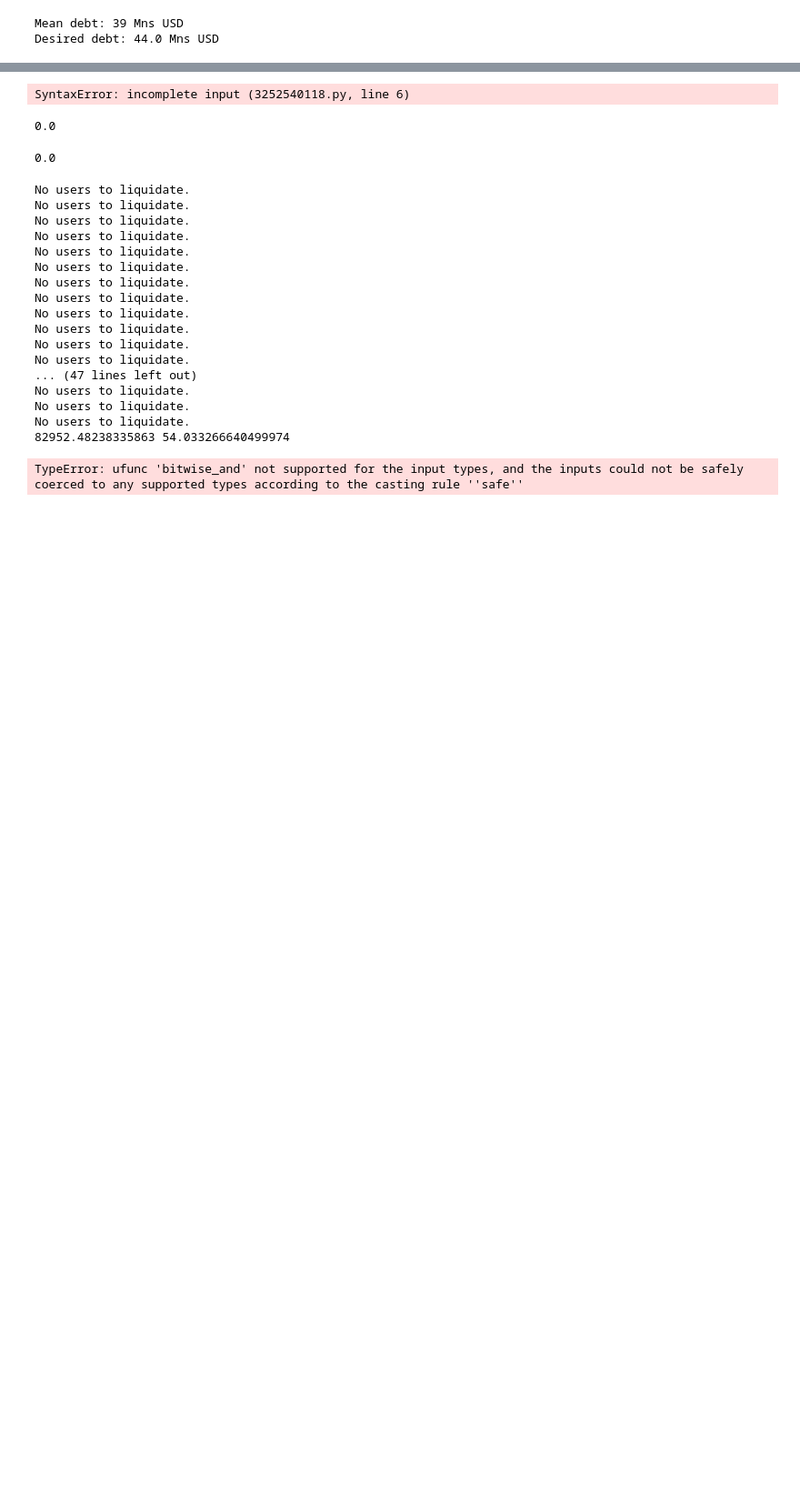
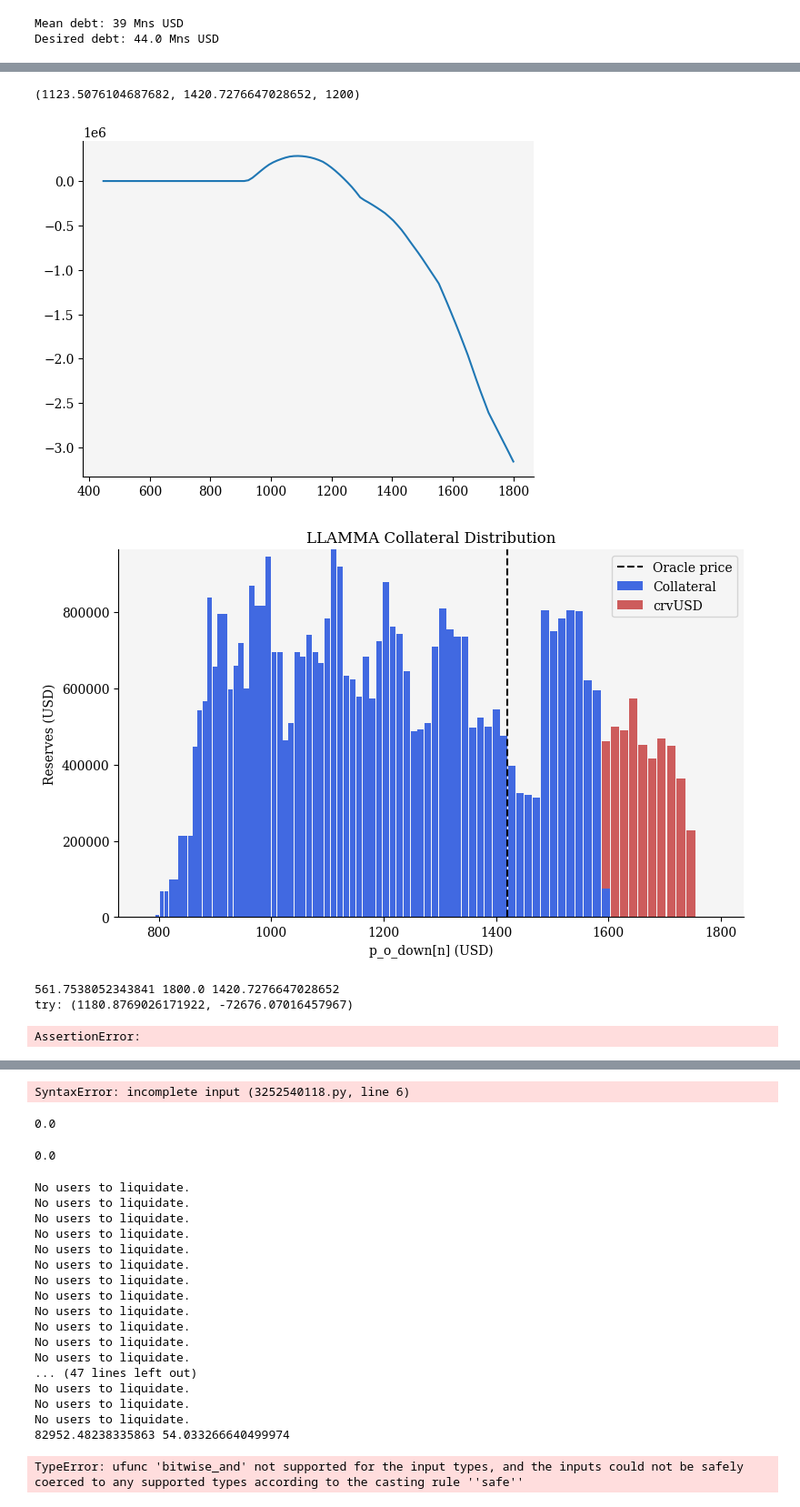
Before and after one commit to xenophonlabs/crvUSDrisk, a Jupyter notebook: play.ipynb, the cells around one changed output, grey strips where cells are left out. Shown at 91% size. Cells and saved outputs as stored; diff of their text form; code cells hidden in the pictures; blank space fills up the shorter version.

```diff
--- a/play.ipynb
+++ b/play.ipynb
@@ -67,0 +111,17 @@ llamma.plot_reserves()
+# %%
+p_mkt = 1200
+
+llamma.oracle.update(START + 60*10, p_mkt)
+
+optimal_price = binary_search_p_new(llamma, p_mkt, ext_stable_liquidity, ext_collat_liquidity, ext_swap_fee)
+
+print(optimal_price)
+
+optimal_in, optimal_out, pump = calc_arb_amounts(llamma, optimal_price)
+
+llamma.swap(optimal_in, not pump)
+
+llamma.plot_reserves()
+
+llamma.p, llamma.p_o, p_mkt
+# %% [output]
@@ -68,3 +145,12 @@ llamma.plot_reserves()
+(1123.5076104687682, 1420.7276647028652, 1200)
+[figure, added]
+[figure, added]
+# %%
+optimal_price = binary_search_p_new(llamma, p_mkt, ext_stable_liquidity, ext_collat_liquidity, ext_swap_fee)
+# %% [output]
+561.7538052343841 1800.0 1420.7276647028652
+try: (1180.8769026171922, -72676.07016457967)
+AssertionError:
 # %%
 # Now let's create some dummy prices and assume that liquidators
 # will liquidate when profitable.
```
Also changed, not shown: parts of 13 cells of this notebook, 4 other files.
